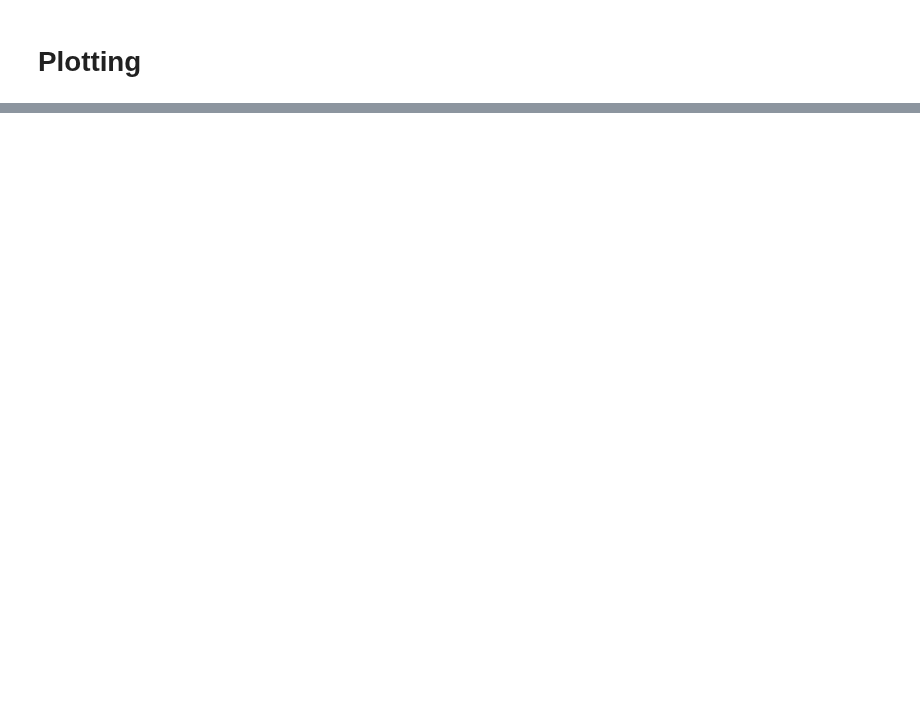
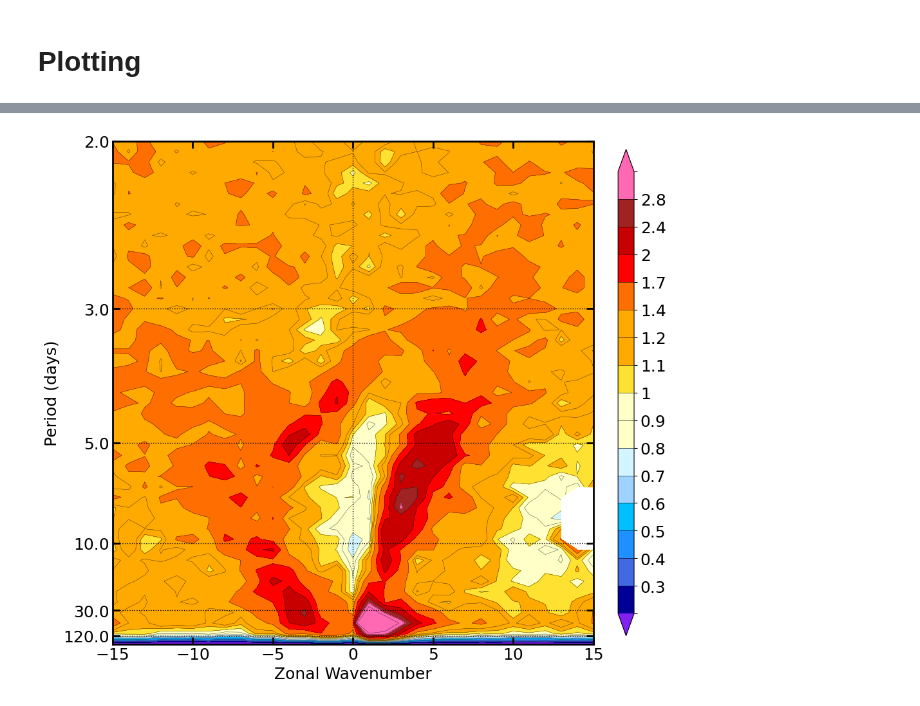
Before and after one commit to spencer-ressel/thesis-work, a Jupyter notebook: python/mjo_data_analysis/power_spectrum_plotter.ipynb, the cells around one changed output, grey strips where cells are left out. Drawn from its saved outputs; the diff is of its cells as text; code cells hidden in the pictures; blank space fills up the shorter version.

```diff
--- a/python/mjo_data_analysis/power_spectrum_plotter.ipynb
+++ b/python/mjo_data_analysis/power_spectrum_plotter.ipynb
@@ -95,6 +110,7 @@ earth_radius = 6371*1000 # Earth radius (m)
 
 # Create a directory for the output figures
 # dir_out = "C:/Users/resse/OneDrive/UW/Research/Figures/"
+dir_out = "/home/disk/eos7/sressel/research/thesis-work/python/mjo_data_analysis/output/"
 fig_dir = dir_out + 'Power Spectra/' + dataset + '/'
 
 if not os.path.exists(fig_dir):
@@ -204,13 +220,13 @@ if plot_signal_strength == True:
     plt.figure(figsize=(12,9))
     cf = plt.contourf(x, y, symmetric_power_spectrum,
                       cmap = color_map, levels = contour_levels,
-                      norm = colors.PowerNorm(gamma=0.5), extend='max')
+                      norm = mcolors.PowerNorm(gamma=0.5), extend='max')
     plt.rcParams.update({'font.size': 18})
     cb = plt.colorbar(orientation = 'vertical',shrink=.9, drawedges=True)
     # cb = plt.colorbar(orientation = 'horizontal',shrink=.9)
-    # cb.set_ticks(np.array([0.2,0.3,0.4,0.5,0.6,0.7,0.8,0.9,1,1.1,1.2,1.4,1.7,2,2.4,2.8,3.2]))
-    # cb.set_ticklabels(["","0.3","0.4","0.5","0.6","0.7","0.8","0.9",
-    #               "1","1.1","1.2","1.4","1.7","2","2.4","2.8",""])
+    cb.set_ticks(np.array([0.2,0.3,0.4,0.5,0.6,0.7,0.8,0.9,1,1.1,1.2,1.4,1.7,2,2.4,2.8,3.2]))
+    cb.set_ticklabels(["","0.3","0.4","0.5","0.6","0.7","0.8","0.9",
+                  "1","1.1","1.2","1.4","1.7","2","2.4","2.8",""])
     plt.contour(cf, colors='black',linewidths=0.25)
 
     # Mark 3, 6, 20 day period:
@@ -236,9 +252,9 @@ if plot_signal_strength == True:
               dataset+' '+str(max_latitude)+'NS '+trange)
     plt.ylabel('frequency')
     plt.xlabel('zonal wavenum')
-    plt.axis([-15,15,0,0.8])
+    plt.axis([-15,15,0,0.5])
     plt.xticks([-15,-10,-5,0,5,10,15])
-    plt.yticks(np.arange(0,0.6,0.1))
+    plt.yticks(np.arange(0,0.55,0.05))
     plt.tick_params(bottom=True,top=True,left=True,right=True)
     plt.tick_params(labelbottom=True,labeltop=False,
                     labelleft=True,labelright=False)
@@ -288,0 +312,78 @@ if plot_signal_strength == True:
+# %%
+print('Plotting symmetric signal')
+print('======================')
+
+color_map = cmaps.amwg_blueyellowred
+
+# contour_levels = np.arange(0,3.1,0.1)
+contour_levels = np.array([0.2,0.3,0.4,0.5,0.6,0.7,0.8,0.9,1,1.1,1.2,1.4,1.7,2,2.4,2.8,3.2])
+# contour_levels = np.arange(0,3.2,0.4)
+
+# Plot symmetric signal strength
+plt.rcParams.update({'font.size': 18})
+fig = plt.figure(figsize=(9,9))
+ax.set_title(
+    f"log({VNAME[dataset]}): Symmetric/Background \n"
+    + f"{max_latitude}°S-{max_latitude}°N, {trange}",
+    pad=15
+)
+gs_main = gs.GridSpec(60, 2, width_ratios=[30,1])
+gs_main.update(left=0.05, right=0.95, bottom=0.05, top=0.95, wspace=0.1)
+
+ax = fig.add_subplot(gs_main[:, 0])
+cbar_ax = fig.add_subplot(gs_main[2:-2, 1])
+
+cf = ax.contourf(
+    x,
+    2*np.pi*y,
+    symmetric_power_spectrum,
+    cmap = color_map,
+    levels = contour_levels,
+    # norm = mcolors.PowerNorm(gamma=0.5),
+    norm = mcolors.LogNorm(),
+    extend='both'
+)
+
+cb = fig.colorbar(cf, cax=cbar_ax, orientation = 'vertical',shrink=.9, drawedges=True)
+cb.set_ticks(np.array([0.2,0.3,0.4,0.5,0.6,0.7,0.8,0.9,1,1.1,1.2,1.4,1.7,2,2.4,2.8,3.2]))
+cb.set_ticklabels(["","0.3","0.4","0.5","0.6","0.7","0.8","0.9","1","1.1","1.2","1.4","1.7","2","2.4","2.8",""])
+ax.contour(cf, colors='black',linewidths=0.25)
+
+# plot_days = [3,6,20]
+# Mark 3, 6, 20 day period:
+# for day in plot_days:
+#     ax.axhline(2*np.pi/day, color='black', lw=1, ls=':')
+#     ax.text(-14.8, 2*np.pi/day+0.01, str(day) + 'd', fontsize=15)
+
+# Mark zonal wavenumber 0:
+ax.axvline(x=0,color='black',lw=1,ls=':')
+
+# Plot Labelling
+for axis in ['top','bottom','left','right']:
+    ax.spines[axis].set_linewidth(2)
+
+ax.tick_params(axis='both', width=2, length=8, right=True, top=True)
+ax.set_xlabel('Zonal Wavenumber')
+# plt.axis([-15,15,0,0.5])
+ax.set_xlim(-15,15)
+ax.set_ylim(0, 3)
+ax.set_xticks(np.arange(-15, 15+5, 5))
+# ax.set_yticks(np.arange(0.0,3+0.5,0.5))
+tick_locs = [2*np.pi/120, 2*np.pi/30, 2*np.pi/10, 2*np.pi/5, 2*np.pi/3, 2*np.pi/2]
+tick_labels = [str(2*np.pi/tick_loc) for tick_loc in tick_locs]
+ax.set_yticks(ticks=tick_locs, labels=tick_labels)
+ax.set_ylabel('Period (days)')
+ax.grid(True, axis='y', color='black',lw=1,ls=':')
+# ax.set_ylabel(r'Frequency (day$^{-1}$)', labelpad=15)
+# ax.yaxis.set_major_locator(mticker.MaxNLocator(nbins=6, prune='lower'))
+
+ax.tick_params(direction="in")
+ax.set_aspect(30/3)
+
+plt.show()
+# # Save the figure as a png
+# if save_plots == True:
+#     plt.savefig(fig_dir+VNAME[dataset]+\
+#                 '_ratio_sym_'+str(max_latitude)+'NS.png')
+#     plt.close()
+# %% [output]
@@ -288,0 +392 @@ if plot_signal_strength == True:
+[figure, added]
```
Also changed, not shown: parts of 5 cells of this notebook, 10 other files.
